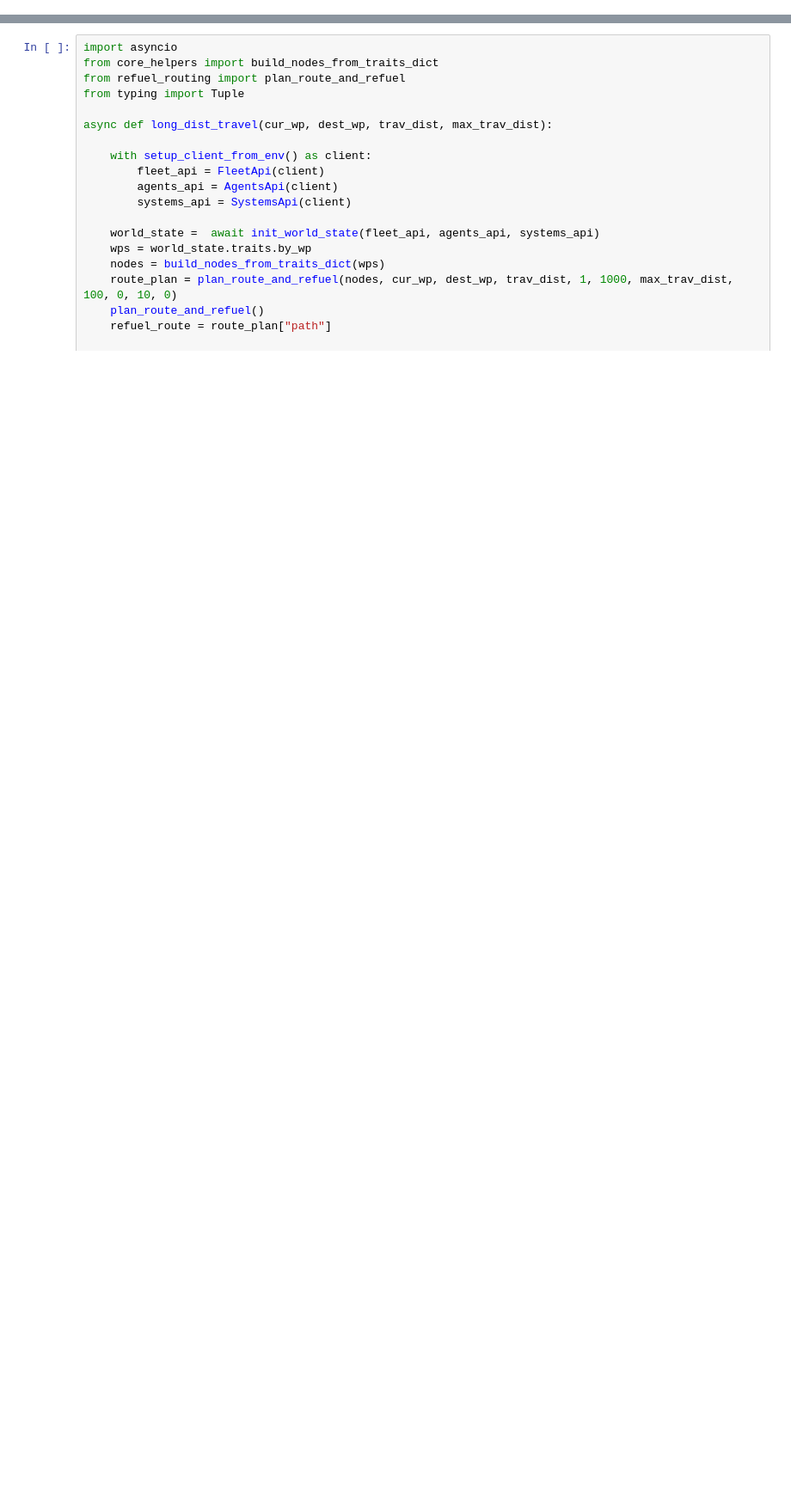
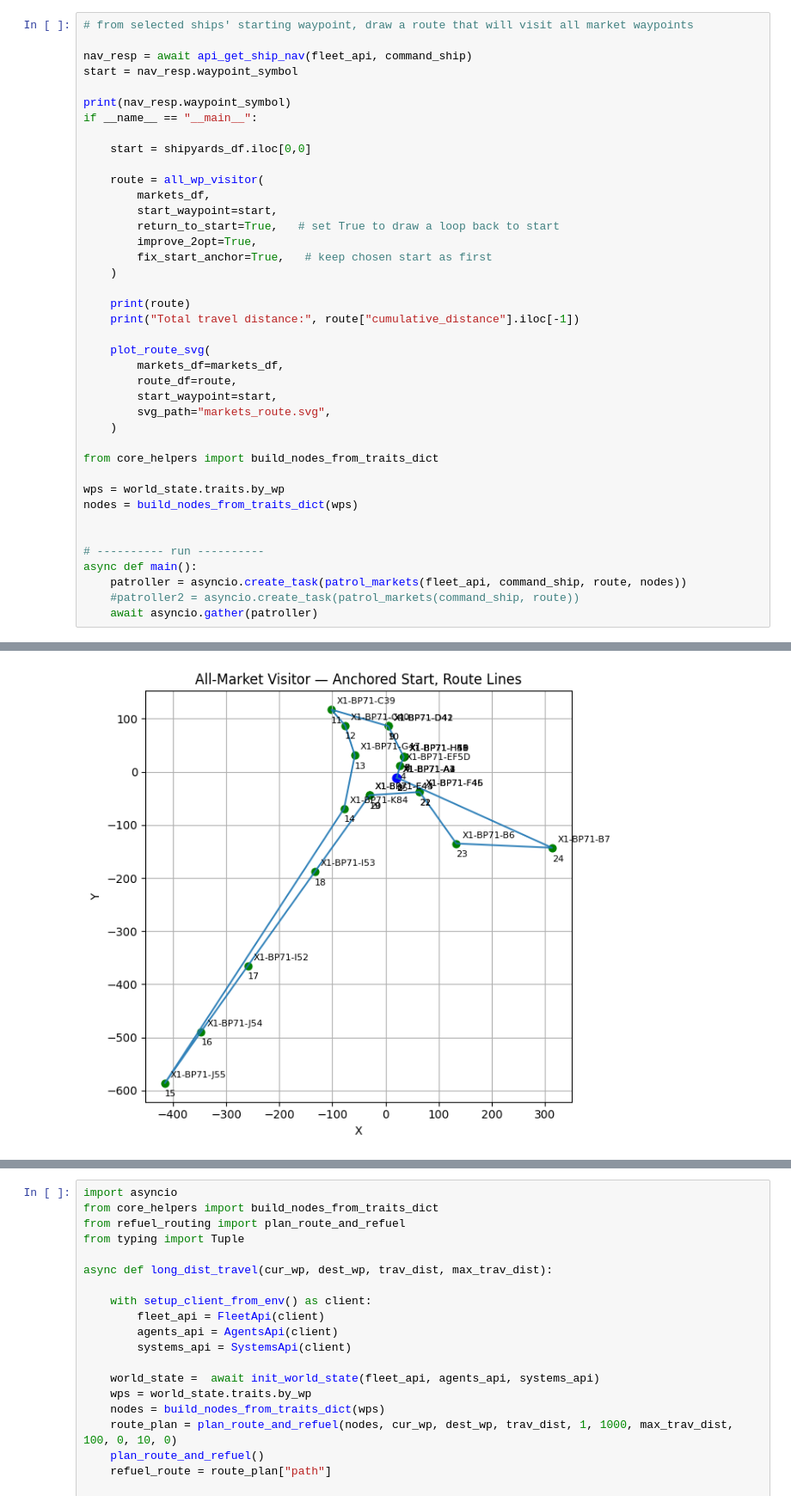
Before and after one commit to pofadder11/spacetraders-data-platform, a Jupyter notebook: z_02_get_markets.ipynb, the cells around one changed output, grey strips where cells are left out. Shown at 86% size. Cells and saved outputs as stored; diff of their text form; blank space fills up the shorter version.

Commit message:
upd: fine-tune market tester and abritrage tester

```diff
--- a/z_02_get_markets.ipynb
+++ b/z_02_get_markets.ipynb
@@ -82,0 +70,41 @@ ERROR! Session/line number was not unique in database. History logging moved to
+# %%
+# from selected ships' starting waypoint, draw a route that will visit all market waypoints
+
+nav_resp = await api_get_ship_nav(fleet_api, command_ship)
+start = nav_resp.waypoint_symbol
+
+print(nav_resp.waypoint_symbol)
+if __name__ == "__main__":
+
+    start = shipyards_df.iloc[0,0]
+
+    route = all_wp_visitor(
+        markets_df,
+        start_waypoint=start,
+        return_to_start=True,   # set True to draw a loop back to start
+        improve_2opt=True,
+        fix_start_anchor=True,   # keep chosen start as first
+    )
+
+    print(route)
+    print("Total travel distance:", route["cumulative_distance"].iloc[-1])
+
+    plot_route_svg(
+        markets_df=markets_df,
+        route_df=route,
+        start_waypoint=start,
+        svg_path="markets_route.svg",
+    )
+
+from core_helpers import build_nodes_from_traits_dict
+
+wps = world_state.traits.by_wp
+nodes = build_nodes_from_traits_dict(wps)
+
+
+# ---------- run ----------
+async def main():
+    patroller = asyncio.create_task(patrol_markets(fleet_api, command_ship, route, nodes))
+    #patroller2 = asyncio.create_task(patrol_markets(command_ship, route))
+    await asyncio.gather(patroller)
+# %% [output]
@@ -83 +128,2 @@ ERROR! Session/line number was not unique in database. History logging moved to
+[figure, added]
 # %%
```
Also changed, not shown: parts of 5 cells of this notebook, 11 other files.
